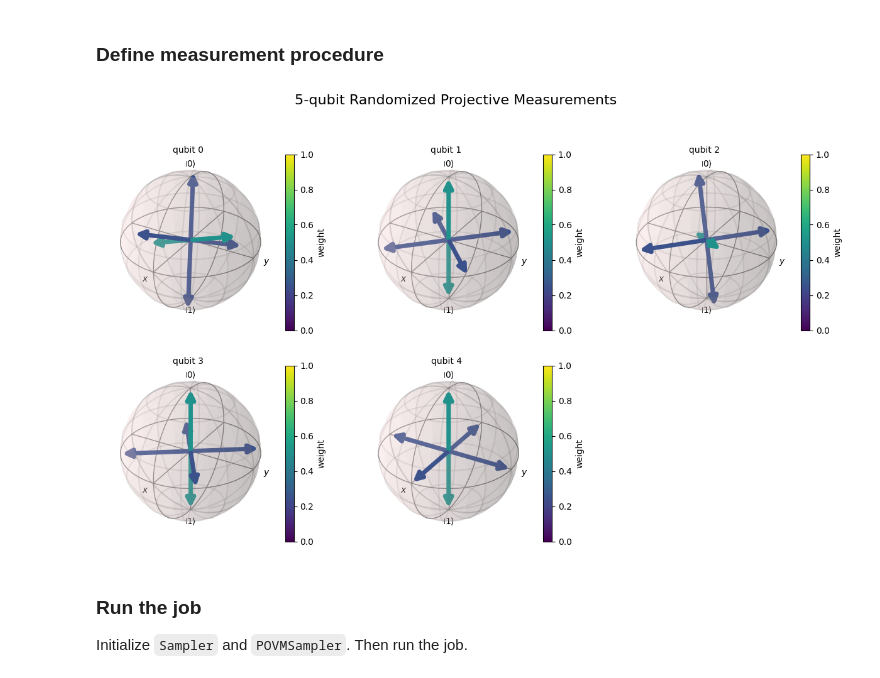
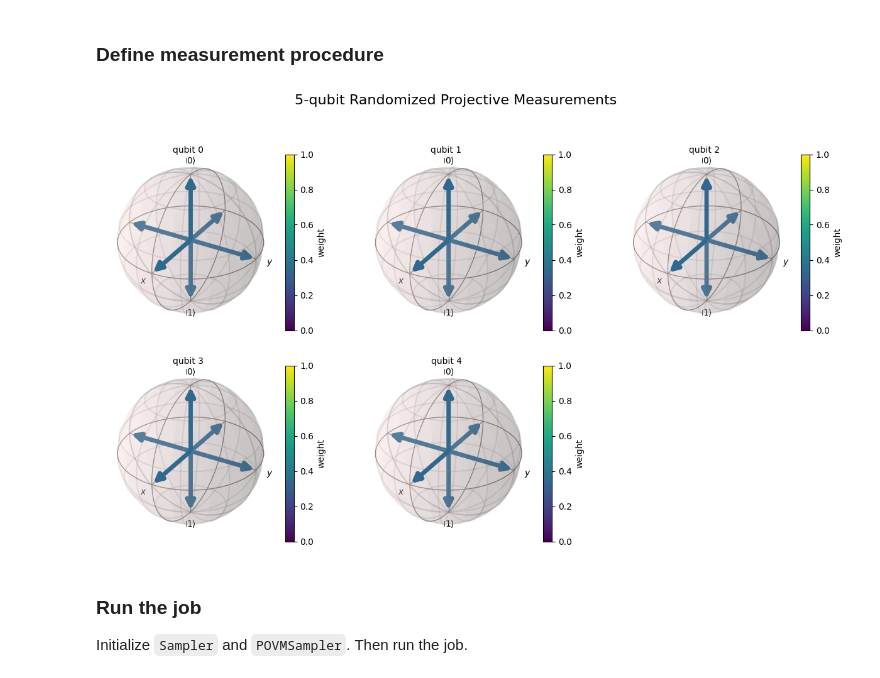
Before and after one commit to qiskit-community/povm-toolbox, a Jupyter notebook: docs/how_tos/dual_optimizer.ipynb, the cells around one changed output. Saved outputs shown, nothing was run; the diff lists cells and outputs as text; code cells hidden in the pictures.

```diff
--- a/docs/how_tos/dual_optimizer.ipynb
+++ b/docs/how_tos/dual_optimizer.ipynb
@@ -21,29 +21,30 @@ qc.draw("mpl", style="iqp")
 # %%
 import numpy as np
 from numpy.random import default_rng
-from povm_toolbox.library import RandomizedProjectiveMeasurements
+from povm_toolbox.library import RandomizedProjectiveMeasurements, ClassicalShadows
 
 rng = default_rng(96568)
 
 num_qubits = qc.num_qubits
 
 bias = np.array([0.5, 0.25, 0.25])
 angles = np.array(
     [
         [2.01757238, -1.85001671, 2.52155716, 0.45636669, 1.17175533, -0.48263278],
         [0.0, 0.0, 1.57079633, -2.35619449, 1.57079633, -0.78539816],
         [1.94493547, -2.39620342, 0.3760775, -2.28966468, 1.53443501, 2.33046898],
         [0.0, 0.0, 1.57079633, 0.6, 1.57079633, 2.17079633],
         [0.0, 0.0, 1.57079633, 0.0, 1.57079633, 1.57079633],
     ]
 )
 
-measurement = RandomizedProjectiveMeasurements(num_qubits, bias=bias, angles=angles, seed=rng)
+# measurement = RandomizedProjectiveMeasurements(num_qubits, bias=bias, angles=angles, seed=rng)
+measurement = ClassicalShadows(num_qubits)
 measurement.definition().draw_bloch(
     title=f"{num_qubits}-qubit Randomized Projective Measurements", colorbar=True
 )
 # %% [output]
-[figure, old version]
+[figure, new version]
 # %% [markdown]
 ### Run the job
 
```
Also changed, not shown: parts of 8 cells of this notebook, 4 other files.
